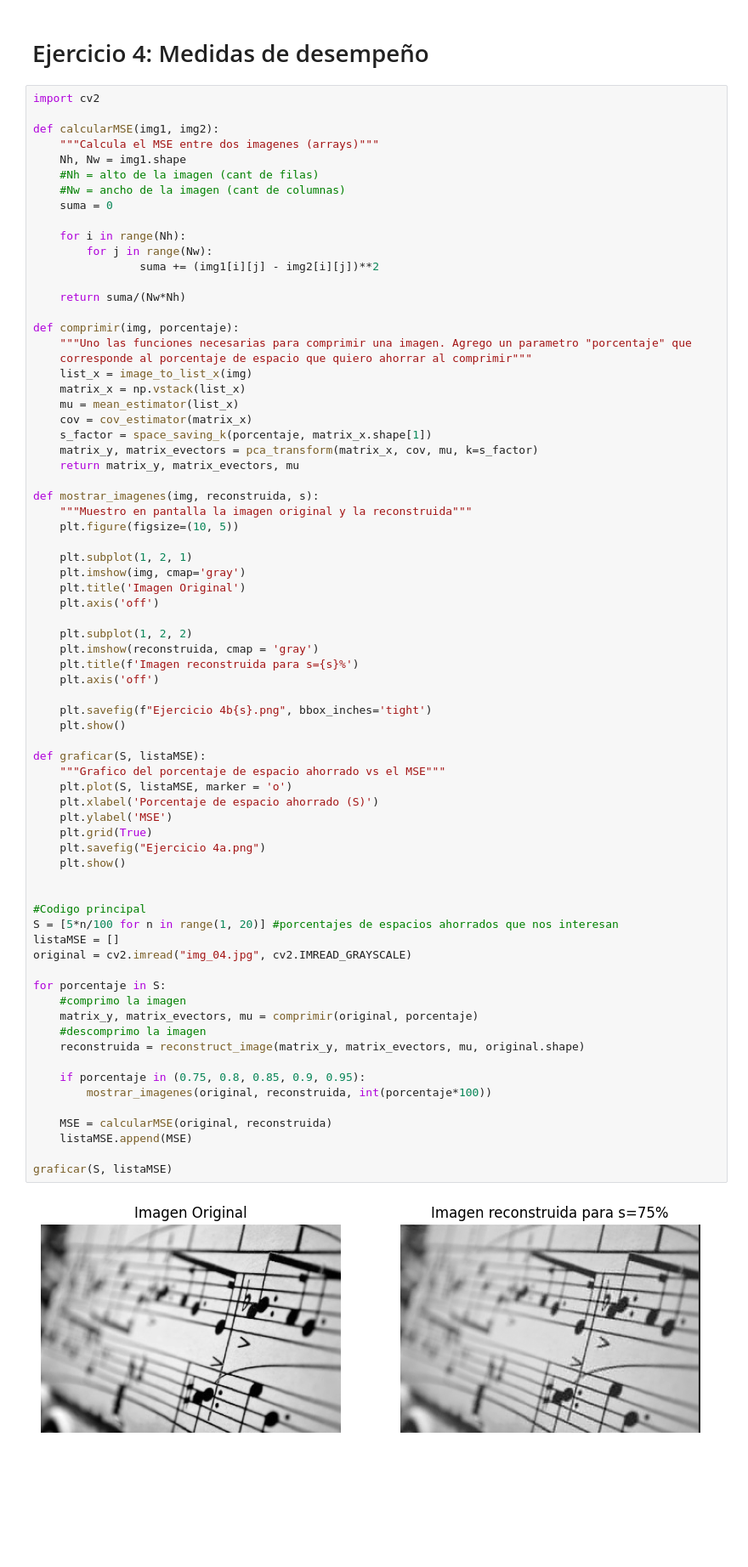
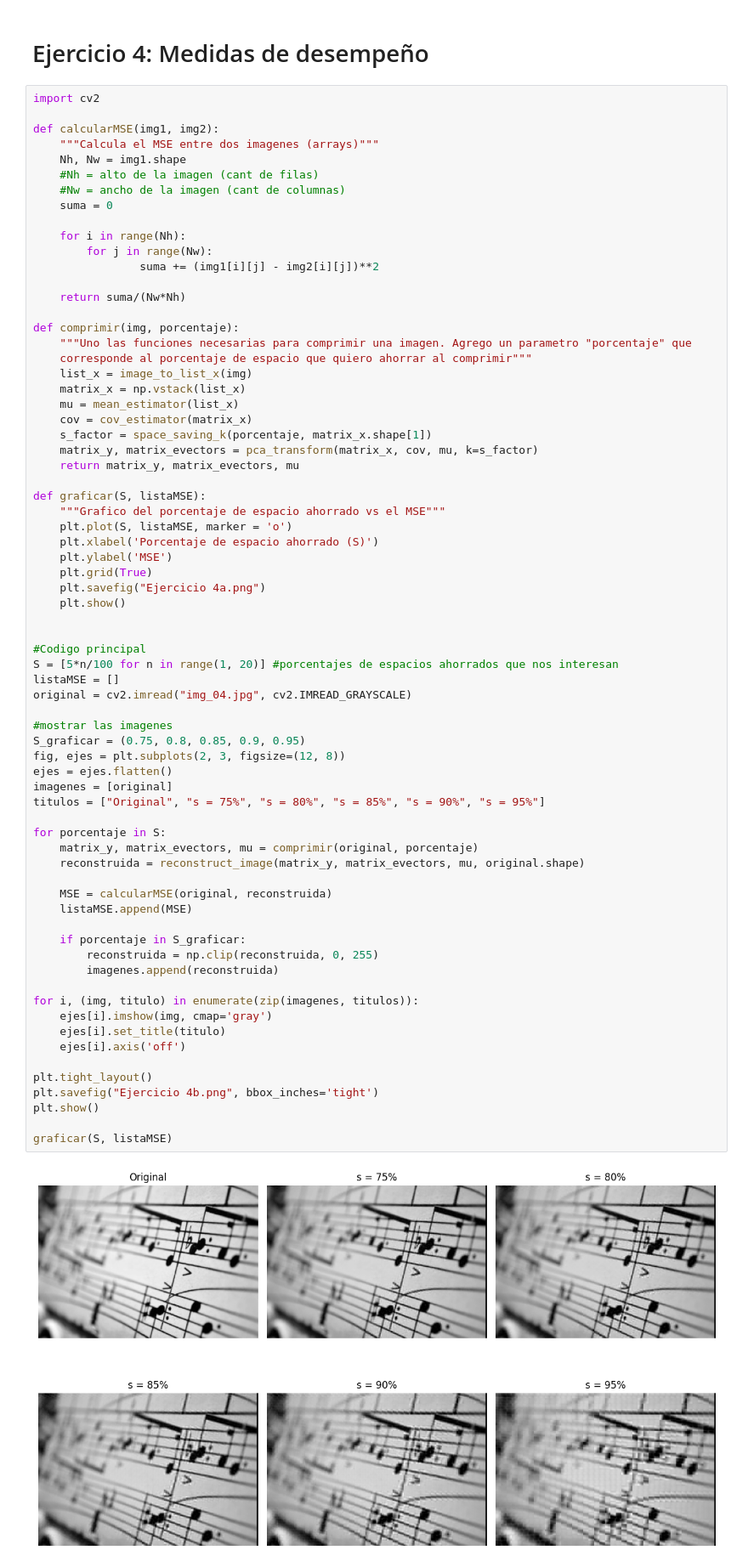
Before and after one commit to may-villagran/IyE_TP1, a Jupyter notebook: tp.ipynb, the cells around one changed output. Shown at 85% size. Drawn from its saved outputs; the diff is of its cells as text; blank space fills up the shorter version.

Commit message:
cambio la disposicion de las imagenes

```diff
--- a/tp.ipynb
+++ b/tp.ipynb
@@ -298,53 +298,51 @@ def comprimir(img, porcentaje):
     mu = mean_estimator(list_x)
     cov = cov_estimator(matrix_x)
     s_factor = space_saving_k(porcentaje, matrix_x.shape[1])
     matrix_y, matrix_evectors = pca_transform(matrix_x, cov, mu, k=s_factor)
     return matrix_y, matrix_evectors, mu
 
-def mostrar_imagenes(img, reconstruida, s):
-    """Muestro en pantalla la imagen original y la reconstruida"""
-    plt.figure(figsize=(10, 5))
-
-    plt.subplot(1, 2, 1)
-    plt.imshow(img, cmap='gray')
-    plt.title('Imagen Original')
-    plt.axis('off')
-
-    plt.subplot(1, 2, 2)
-    plt.imshow(reconstruida, cmap = 'gray')
-    plt.title(f'Imagen reconstruida para s={s}%')
-    plt.axis('off')
-
-    plt.savefig(f"Ejercicio 4b{s}.png", bbox_inches='tight')
-    plt.show()
-
 def graficar(S, listaMSE):
     """Grafico del porcentaje de espacio ahorrado vs el MSE"""
     plt.plot(S, listaMSE, marker = 'o')
     plt.xlabel('Porcentaje de espacio ahorrado (S)')
     plt.ylabel('MSE')
     plt.grid(True)
     plt.savefig("Ejercicio 4a.png")
     plt.show()
 
 
 #Codigo principal
 S = [5*n/100 for n in range(1, 20)] #porcentajes de espacios ahorrados que nos interesan
 listaMSE = []
 original = cv2.imread("img_04.jpg", cv2.IMREAD_GRAYSCALE)
 
+#mostrar las imagenes
+S_graficar = (0.75, 0.8, 0.85, 0.9, 0.95)
+fig, ejes = plt.subplots(2, 3, figsize=(12, 8))
+ejes = ejes.flatten()
+imagenes = [original]
+titulos = ["Original", "s = 75%", "s = 80%", "s = 85%", "s = 90%", "s = 95%"]
+
 for porcentaje in S:
-    #comprimo la imagen
     matrix_y, matrix_evectors, mu = comprimir(original, porcentaje)
-    #descomprimo la imagen
     reconstruida = reconstruct_image(matrix_y, matrix_evectors, mu, original.shape)
-
-    if porcentaje in (0.75, 0.8, 0.85, 0.9, 0.95):
-        mostrar_imagenes(original, reconstruida, int(porcentaje*100))
 
     MSE = calcularMSE(original, reconstruida)
     listaMSE.append(MSE)
 
+    if porcentaje in S_graficar:
+        reconstruida = np.clip(reconstruida, 0, 255)
+        imagenes.append(reconstruida)
+
+for i, (img, titulo) in enumerate(zip(imagenes, titulos)):
+    ejes[i].imshow(img, cmap='gray')
+    ejes[i].set_title(titulo)
+    ejes[i].axis('off')
+
+plt.tight_layout()
+plt.savefig("Ejercicio 4b.png", bbox_inches='tight')
+plt.show()
+
 graficar(S, listaMSE)
 # %% [output]
-[figure, old version]
+[figure, new version]
```
Also changed, not shown: parts of 1 cell of this notebook, 8 other files.
